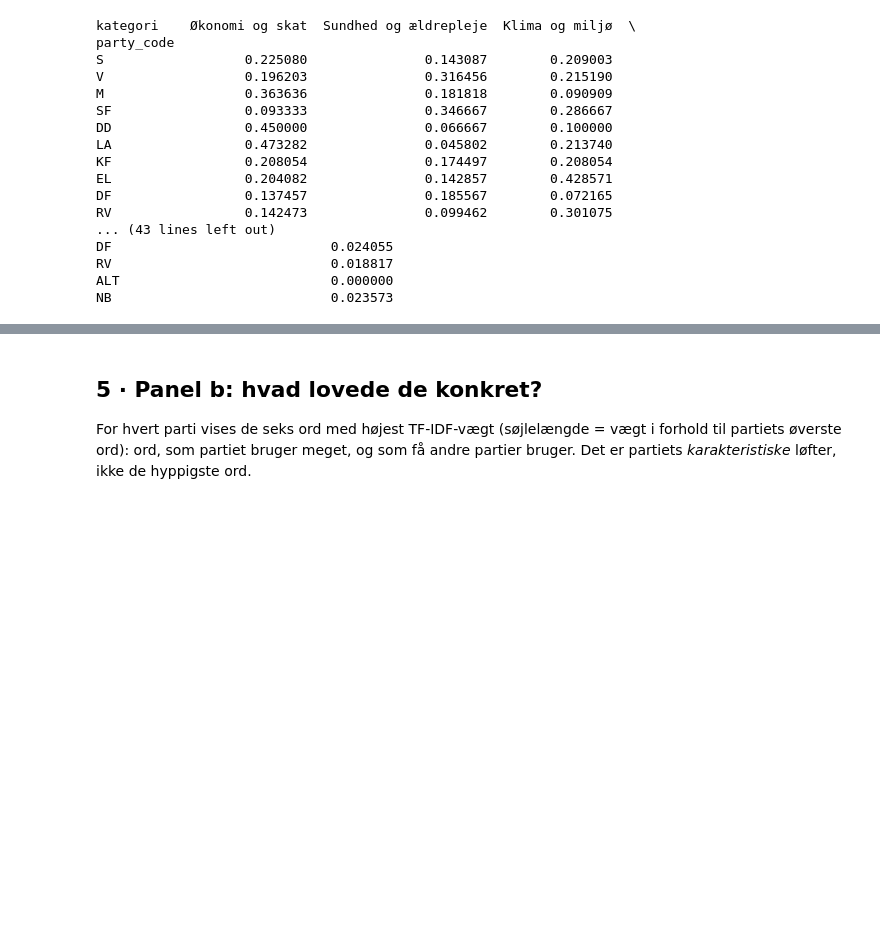
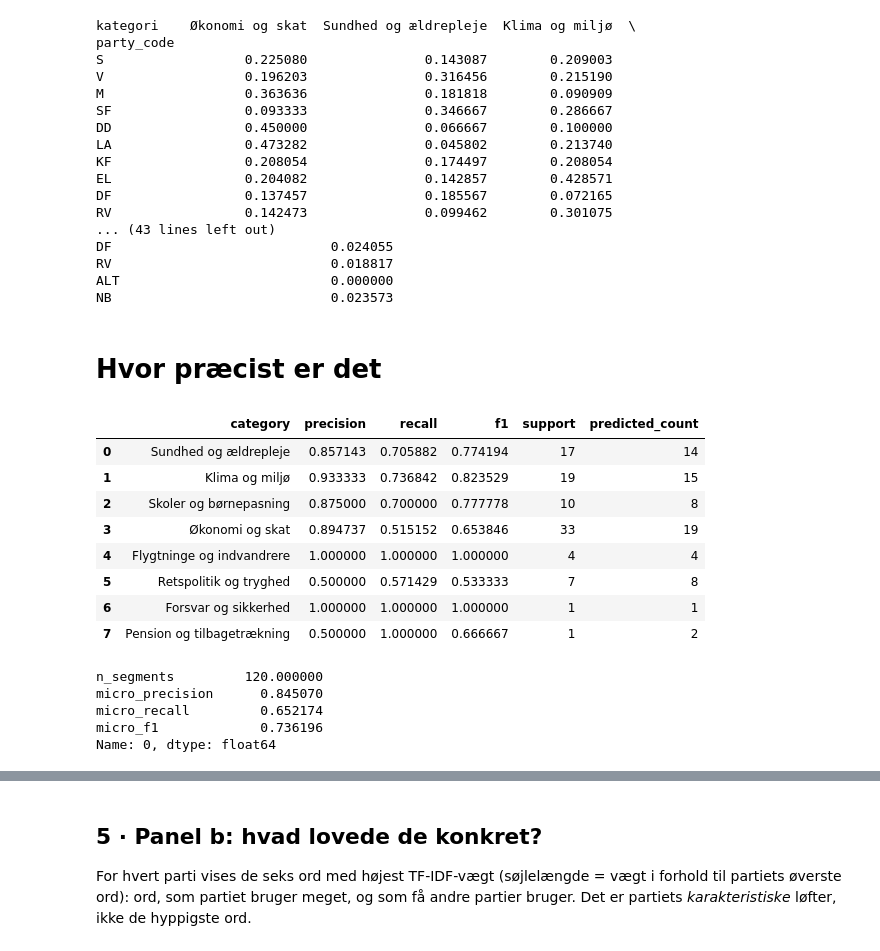
Before and after one commit to Signedue/Politics-Network, a Jupyter notebook: notebooks/HvadLovedeDe/fig1_hvad_lover_de.ipynb, the cells around one changed output, grey strips where cells are left out. Saved outputs shown, nothing was run; the diff lists cells and outputs as text; code cells hidden in the pictures; blank space fills up the shorter version.

```diff
--- a/notebooks/HvadLovedeDe/fig1_hvad_lover_de.ipynb
+++ b/notebooks/HvadLovedeDe/fig1_hvad_lover_de.ipynb
@@ -198,3 +201,35 @@ DF                            0.024055
 RV                            0.018817
 ALT                           0.000000
 NB                            0.023573
+# %% [markdown]
+# Hvor præcist er det
+# %%
+DATA = "C:/Users/Baxe/Documents/Uni/Socialgraphs/Project/Politics-Network/data/"
+
+# Indlæs valideringsresultater pr. kategori
+validation_results = pd.read_csv(
+    DATA + "policy_validation_results.csv"
+)
+
+# Indlæs samlede valideringsresultater
+validation_summary = pd.read_csv(
+    DATA + "policy_validation_summary.csv"
+).iloc[0]
+
+display(validation_results)
+display(validation_summary)
+# %% [output]
+|  | category | precision | recall | f1 | support | predicted_count |
+| 0 | Sundhed og ældrepleje | 0.857143 | 0.705882 | 0.774194 | 17 | 14 |
+| 1 | Klima og miljø | 0.933333 | 0.736842 | 0.823529 | 19 | 15 |
+| 2 | Skoler og børnepasning | 0.875000 | 0.700000 | 0.777778 | 10 | 8 |
+| 3 | Økonomi og skat | 0.894737 | 0.515152 | 0.653846 | 33 | 19 |
+| 4 | Flygtninge og indvandrere | 1.000000 | 1.000000 | 1.000000 | 4 | 4 |
+| 5 | Retspolitik og tryghed | 0.500000 | 0.571429 | 0.533333 | 7 | 8 |
+| 6 | Forsvar og sikkerhed | 1.000000 | 1.000000 | 1.000000 | 1 | 1 |
+| 7 | Pension og tilbagetrækning | 0.500000 | 1.000000 | 0.666667 | 1 | 2 |
+n_segments         120.000000
+micro_precision      0.845070
+micro_recall         0.652174
+micro_f1             0.736196
+Name: 0, dtype: float64
```
Also changed, not shown: parts of 3 cells of this notebook, 5 other files.
